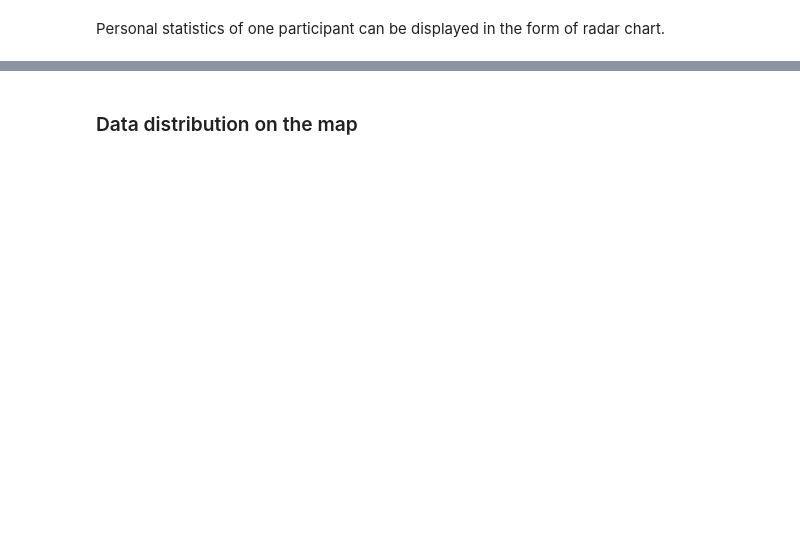
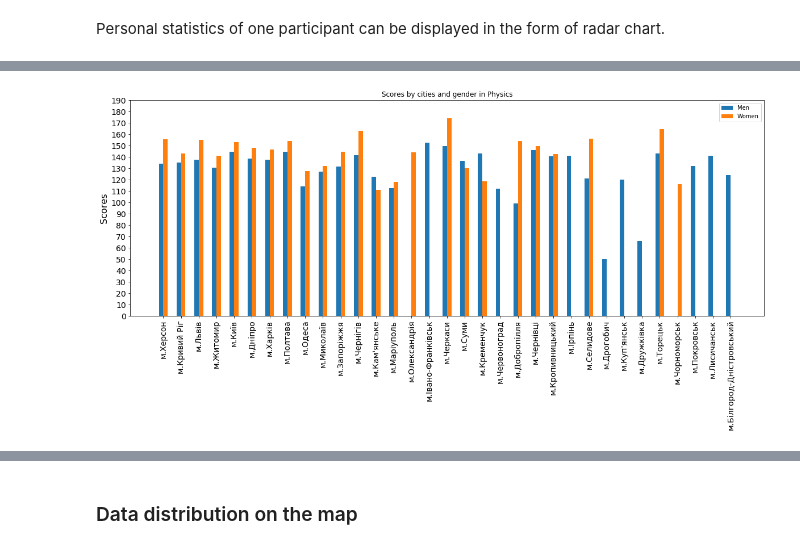
Before and after one commit to denyskononenko/ml_znodata, a Jupyter notebook: zno_info.ipynb, the cells around one changed output, grey strips where cells are left out. Drawn from its saved outputs; the diff is of its cells as text; code cells hidden in the pictures; blank space fills up the shorter version.

```diff
--- a/zno_info.ipynb
+++ b/zno_info.ipynb
@@ -221,0 +285,4 @@ display_radar_chart(personal_data, categories, categories_names)
+# %%
+display_barchart(women_men_mean_physics[:, 0], women_men_mean_physics[:, 1], women_men_mean_physics[:, 2], "Physics")
+# %% [output]
+[figure, added]
```
Also changed, not shown: parts of 23 cells of this notebook.
